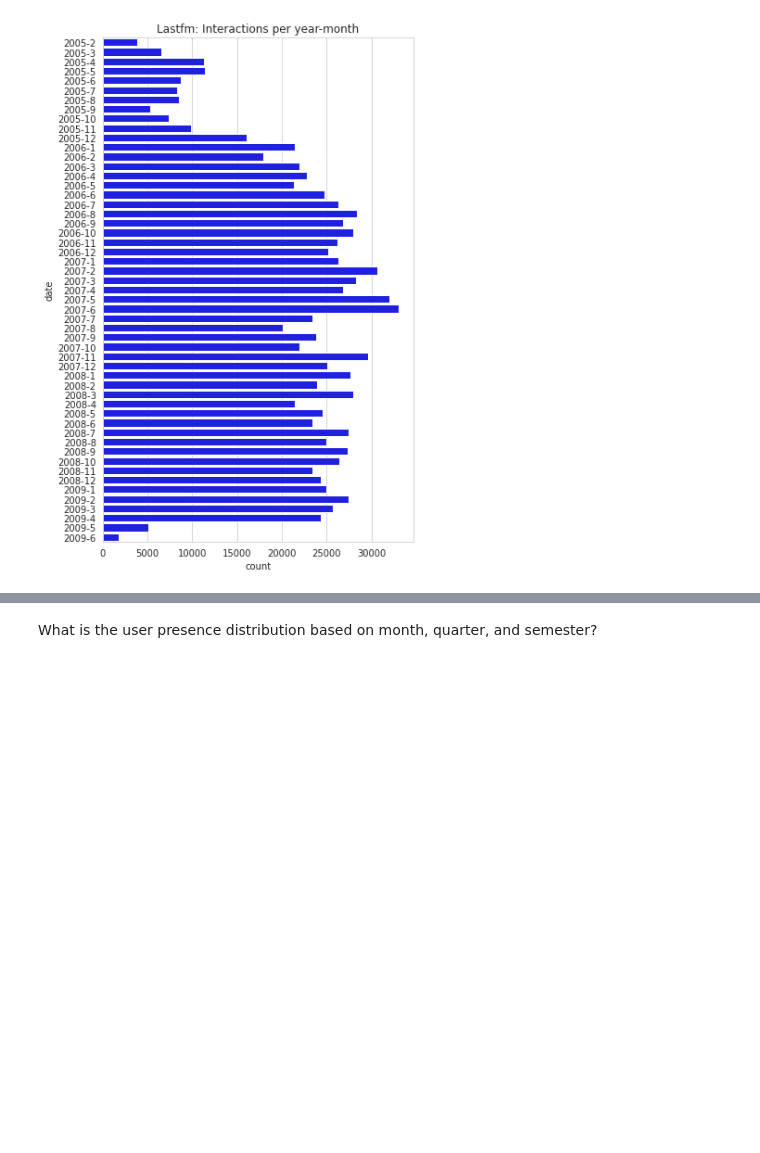
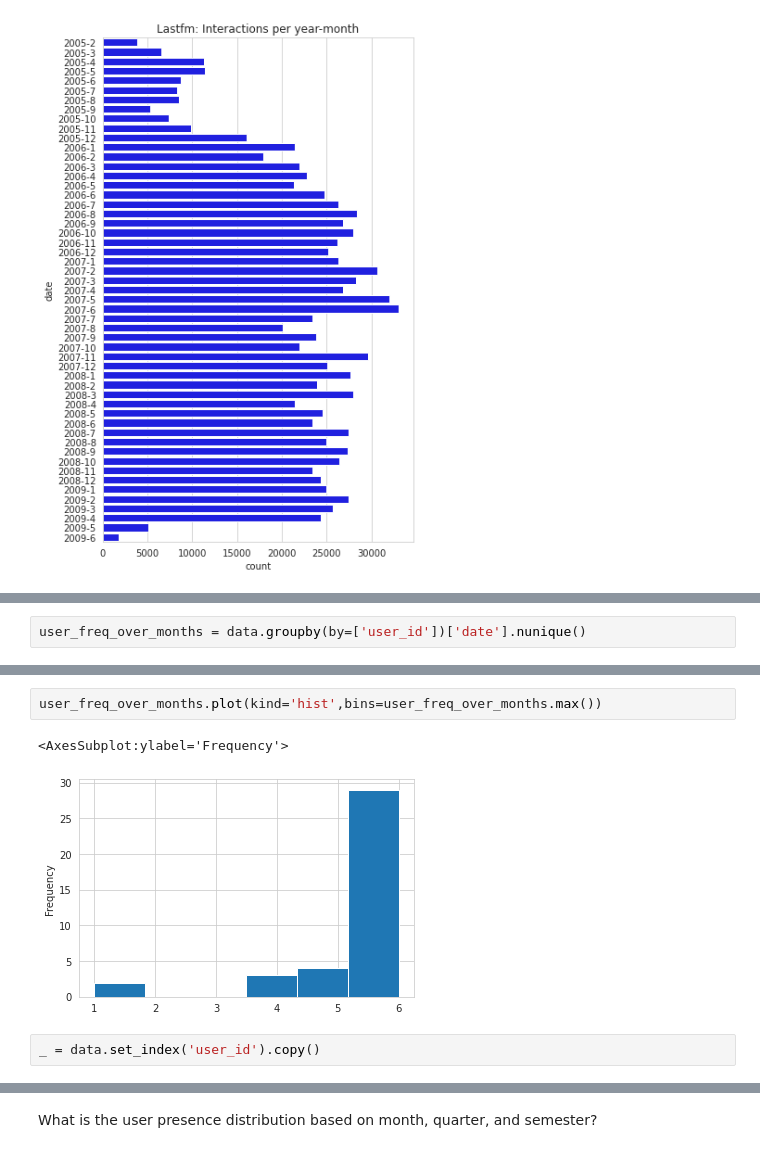
Before and after one commit to Key0412/streamRec-forgetting, a Jupyter notebook: notebooks/Avaliação de Dataset - Lastfm.ipynb, the cells around one changed output, grey strips where cells are left out. Cells and saved outputs as stored; diff of their text form; blank space fills up the shorter version.

```diff
--- a/notebooks/Avaliação de Dataset - Lastfm.ipynb
+++ b/notebooks/Avaliação de Dataset - Lastfm.ipynb
@@ -55,0 +99,2 @@ plot_interactions_per_month(data=data, dataset_name=dataset_name)
+# %%
+user_freq_over_months = data.groupby(by=['user_id'])['date'].nunique()
@@ -55,0 +104,7 @@ plot_interactions_per_month(data=data, dataset_name=dataset_name)
+# %%
+user_freq_over_months.plot(kind='hist',bins=user_freq_over_months.max())
+# %% [output]
+<AxesSubplot:ylabel='Frequency'>
+[figure, added]
+# %%
+_ = data.set_index('user_id').copy()
```
Also changed, not shown: parts of 74 cells of this notebook, 6 other files.
